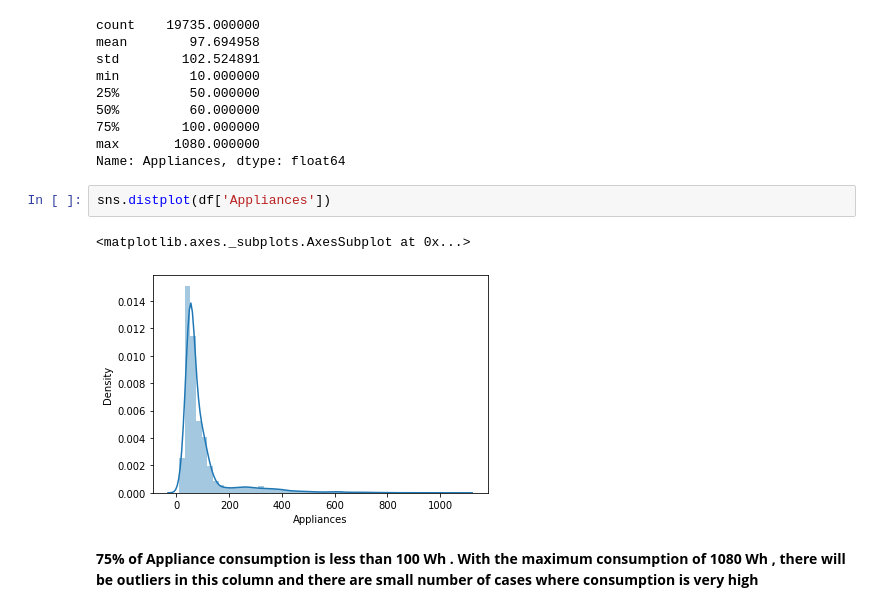
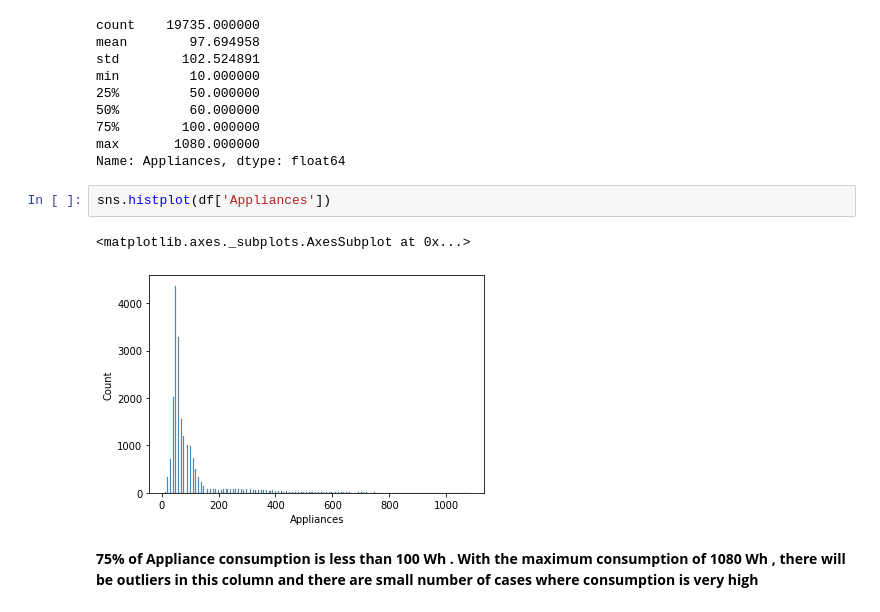
Before and after one commit to SmrutiRanjan27/Appliances-Energy-Prediction, a Jupyter notebook: Appliance_Energy_Prediction_Smruti_Ranjan.ipynb, the cells around one changed output. Cells and saved outputs as stored; diff of their text form.

```diff
--- a/Appliance_Energy_Prediction_Smruti_Ranjan.ipynb
+++ b/Appliance_Energy_Prediction_Smruti_Ranjan.ipynb
@@ -142,10 +148,10 @@ min         10.000000
 max       1080.000000
 Name: Appliances, dtype: float64
 # %%
-sns.distplot(df['Appliances'])
+sns.histplot(df['Appliances'])
 # %% [output]
 <matplotlib.axes._subplots.AxesSubplot at 0x...>
-[figure, old version]
+[figure, new version]
 # %% [markdown]
 **75% of Appliance consumption is less than 100 Wh . With the maximum consumption of 1080 Wh , there will be outliers in this column and there are small number of cases where consumption is very high**
 # %%
```
Also changed, not shown: parts of 50 cells of this notebook.
